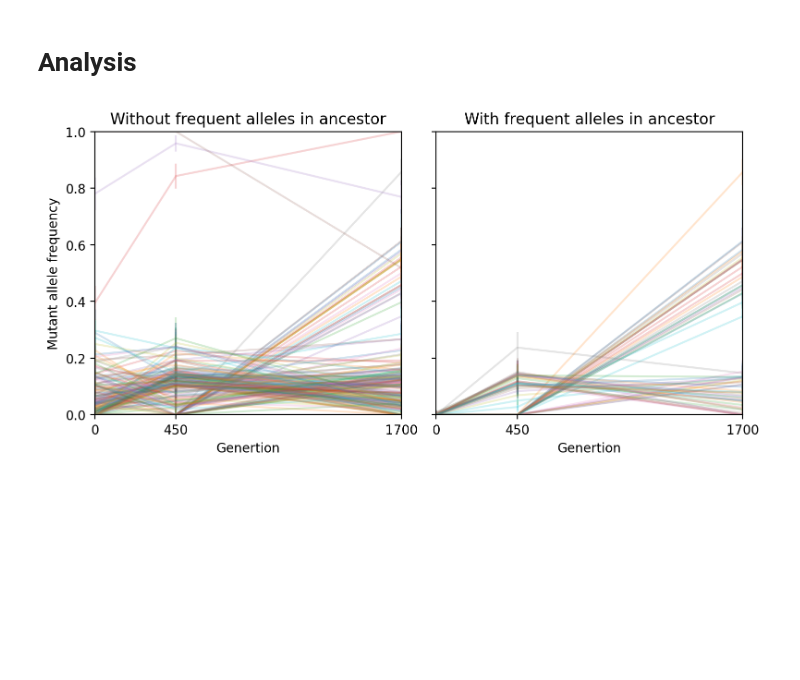
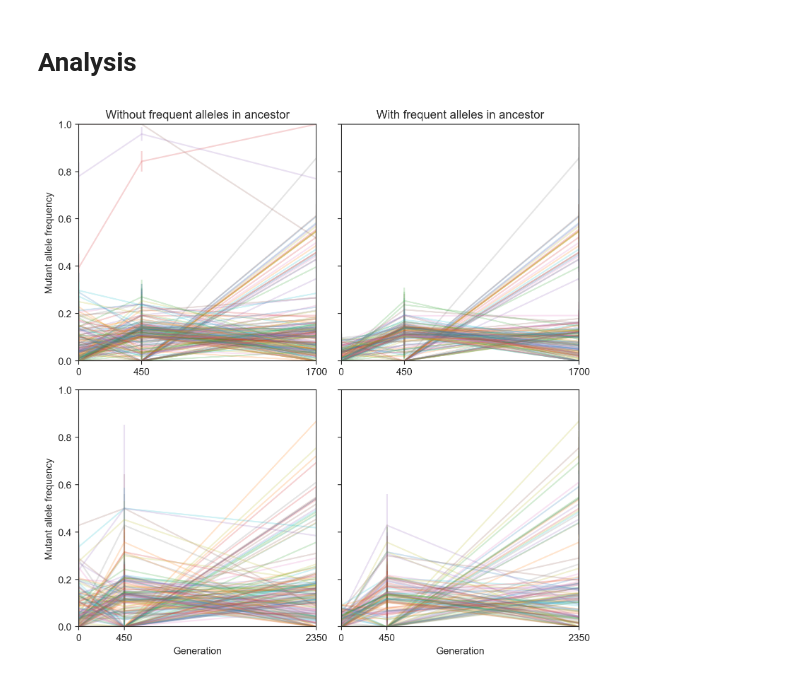
Before and after one commit to yoavram-lab/Heatrisomy, a Jupyter notebook: notebooks/mutation_analysis.ipynb, the cells around one changed output. Drawn from its saved outputs; the diff is of its cells as text; code cells hidden in the pictures; blank space fills up the shorter version.

```diff
--- a/notebooks/mutation_analysis.ipynb
+++ b/notebooks/mutation_analysis.ipynb
@@ -44,8 +16,0 @@ data_B.head()
-# %%
-idx = False
-for k in ['ancestor_ref', 'ancestor_alt', 'aneuploidy_ref', 'aneuploidy_alt', 'evolved_ref', 'evolved_alt']:
-    if data_B[k].dtype == object:
-        idx = idx | data_B[k].str.contains('\*')
-data_B = data_B[~idx]
-for k in ['ancestor_ref', 'ancestor_alt','aneuploidy_ref', 'aneuploidy_alt', 'evolved_ref', 'evolved_alt']:
-    data_B[k] = data_B[k].astype(float)
@@ -83,0 +70,8 @@ data_B.drop(columns=['ancestor_ref', 'aneuploidy_ref', 'evolved_ref', 'ancestor_
+# %%
+fname_B = '../data/sequencing/EvoTrisomy_B.xlsx'
+fname_D = '../data/sequencing/EvoTrisomy_D.xlsx'
+
+data_B = load_data(fname_B, 'B')
+data_D = load_data(fname_D, 'D')
+print(data_B.shape)
+print(data_D.shape)
@@ -137,30 +151,35 @@ fig.tight_layout()
 # %% [markdown]
 # Analysis
 # %%
-t = [0, 450, 1700]
-th = 0.01
+t = [[0, 450, 1700],[0, 450, 2350]]
+th = 0.1
 
-traj = data_B[['ancestor_alt','aneuploidy_alt','evolved_alt']].values
-err = data_B[['ancestor_alt_err','aneuploidy_alt_err','evolved_alt_err']].values
-idx = traj[:,0] < th
+fig, axes = plt.subplots(2, 2, figsize=(8, 8), sharex='row', sharey=True)
+for row, data in enumerate([data_B, data_D]):
 
-fig, axes = plt.subplots(1, 2, figsize=(8, 4), sharex=True, sharey=True)
-for x,e in zip(traj, err):
-    axes[0].errorbar(t, x, yerr=e, alpha=0.2)
-for x,e in zip(traj[idx], err[idx]):
-    axes[1].errorbar(t, x, yerr=e, alpha=0.2)
-axes[0].set(
-    xticks=t,
-    ylim=(0, 1),
-    xlim=(t[0], t[-1]),
-    xlabel='Genertion',
-    ylabel='Mutant allele frequency',
-    title='Without frequent alleles in ancestor'
-)
-axes[1].set(
-    xlabel='Genertion',
-    title='With frequent alleles in ancestor'
-)
+    traj = data[['ancestor_alt','aneuploidy_alt','evolved_alt']].values
+    err = data[['ancestor_alt_err','aneuploidy_alt_err','evolved_alt_err']].values
+    idx = traj[:,0] < th
+
+    for x,e in zip(traj, err):
+        axes[row,0].errorbar(t[row], x, yerr=e, alpha=0.2)
+    for x,e in zip(traj[idx], err[idx]):
+        axes[row,1].errorbar(t[row], x, yerr=e, alpha=0.2)
+    axes[row,0].set(
+        xticks=t[row],
+        ylim=(0, 1),
+        xlim=(t[row][0], t[row][-1]),
+        xlabel='Generation',
+        ylabel='Mutant allele frequency',
+        title='Without frequent alleles in ancestor'
+    )
+    axes[row,1].set(
+        xlabel='Generation',
+        title='With frequent alleles in ancestor'
+    )
+for i in range(2):
+    axes[0,i].set_xlabel('')
+    axes[1,i].set_title('')
 fig.tight_layout()
 # %% [output]
-[figure, old version]
+[figure, new version]
```
Also changed, not shown: parts of 15 cells of this notebook.
